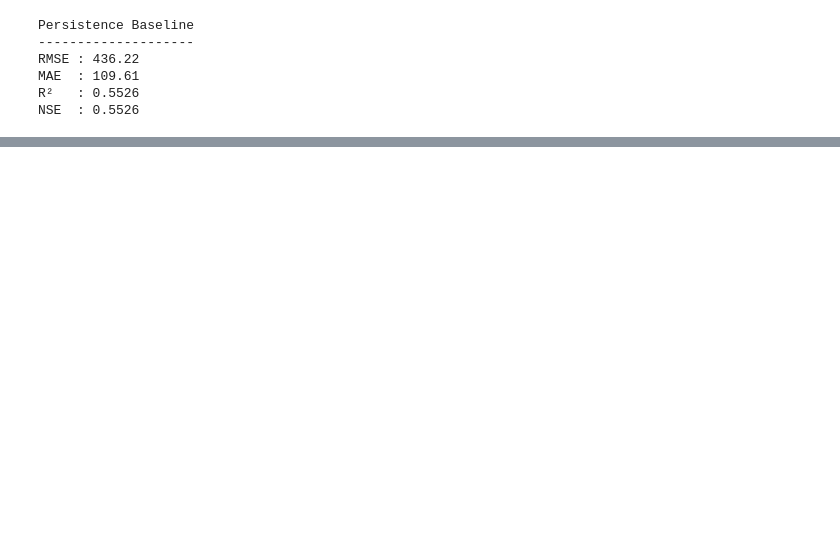
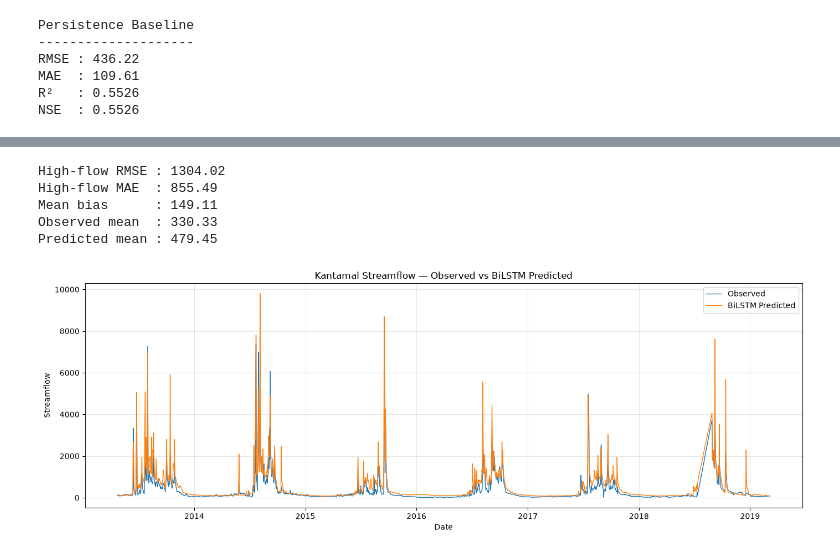
Before and after one commit to kar151A/kantamal-streamflow-forecasting, a Jupyter notebook: notebooks/02_kantamal_data_exploration.ipynb, the cells around one changed output, grey strips where cells are left out. Saved outputs shown, nothing was run; the diff lists cells and outputs as text; code cells hidden in the pictures; blank space fills up the shorter version.

```diff
--- a/notebooks/02_kantamal_data_exploration.ipynb
+++ b/notebooks/02_kantamal_data_exploration.ipynb
@@ -985,0 +1099,18 @@ Predicted mean: 494.14
+# %%
+y_pred_bilstm_scaled = bilstm_model.predict(
+    X_test_scaled,
+    verbose=0
+)
+
+y_pred_bilstm = target_scaler.inverse_transform(
+    y_pred_bilstm_scaled
+).ravel()
+
+print("Predictions:", y_pred_bilstm.shape)
+print("Observations:", y_true.shape)
+
+print("\nFirst 5 observed:")
+print(y_true[:5])
+
+print("\nFirst 5 BiLSTM predicted:")
+print(y_pred_bilstm[:5])
@@ -985,0 +1160,57 @@ Predicted mean: 494.14
+# %%
+rmse_high_bilstm = np.sqrt(
+    mean_squared_error(
+        y_true[high_flow_mask],
+        y_pred_bilstm[high_flow_mask]
+    )
+)
+
+mae_high_bilstm = mean_absolute_error(
+    y_true[high_flow_mask],
+    y_pred_bilstm[high_flow_mask]
+)
+
+bias_bilstm = np.mean(
+    y_pred_bilstm - y_true
+)
+
+print(f"High-flow RMSE : {rmse_high_bilstm:.2f}")
+print(f"High-flow MAE  : {mae_high_bilstm:.2f}")
+print(f"Mean bias      : {bias_bilstm:.2f}")
+print(f"Observed mean  : {np.mean(y_true):.2f}")
+print(f"Predicted mean : {np.mean(y_pred_bilstm):.2f}")
+# %% [output]
+High-flow RMSE : 1304.02
+High-flow MAE  : 855.49
+Mean bias      : 149.11
+Observed mean  : 330.33
+Predicted mean : 479.45
+# %%
+plt.figure(figsize=(14, 5))
+
+plt.plot(
+    dates_test,
+    y_true,
+    label="Observed",
+    linewidth=1
+)
+
+plt.plot(
+    dates_test,
+    y_pred_bilstm,
+    label="BiLSTM Predicted",
+    linewidth=1
+)
+
+plt.xlabel("Date")
+plt.ylabel("Streamflow")
+plt.title(
+    "Kantamal Streamflow — Observed vs BiLSTM Predicted"
+)
+plt.legend()
+plt.grid(alpha=0.3)
+plt.tight_layout()
+
+plt.show()
+# %% [output]
+[figure, added]
```
Also changed, not shown: parts of 36 cells of this notebook, 1 other file.
